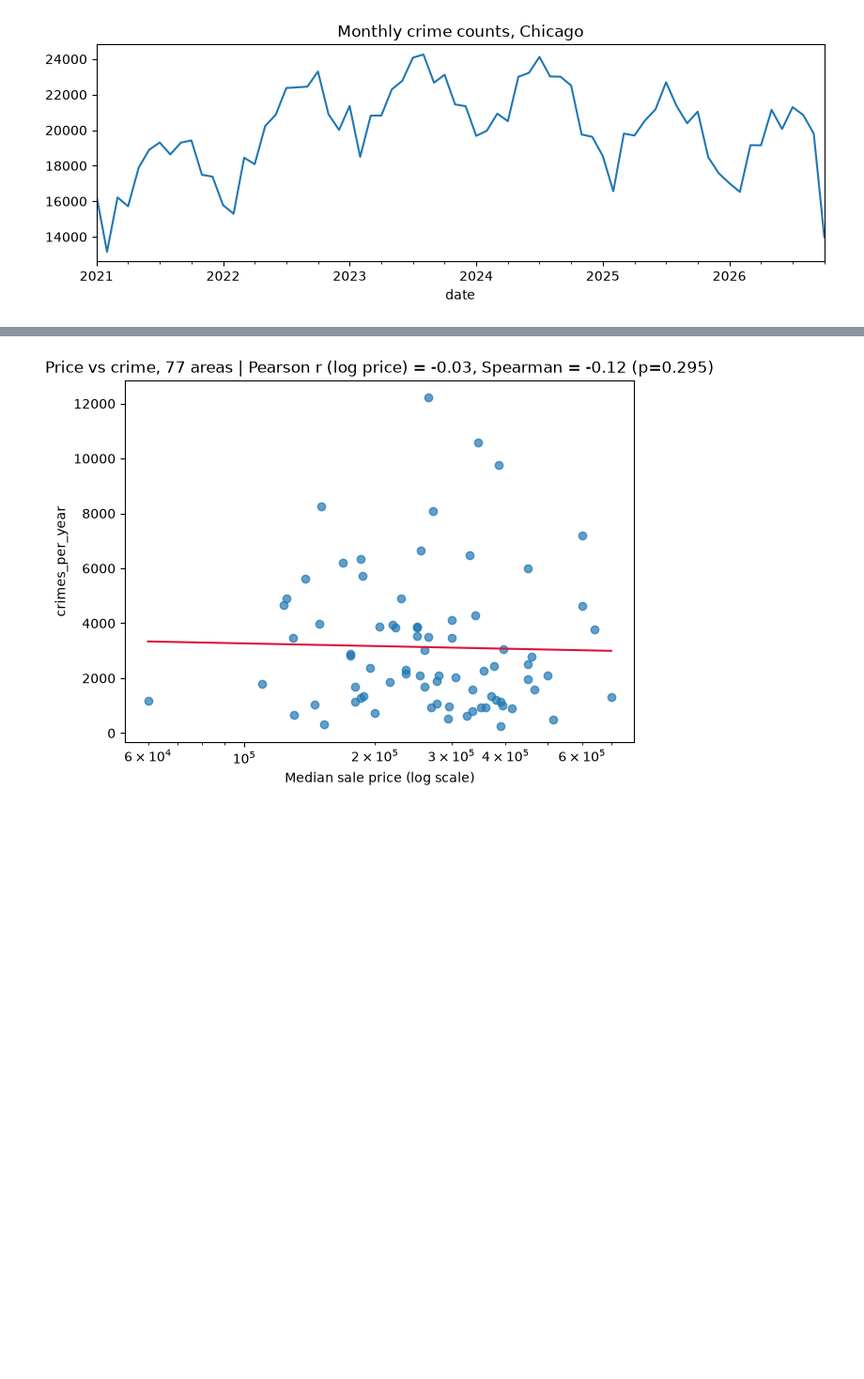
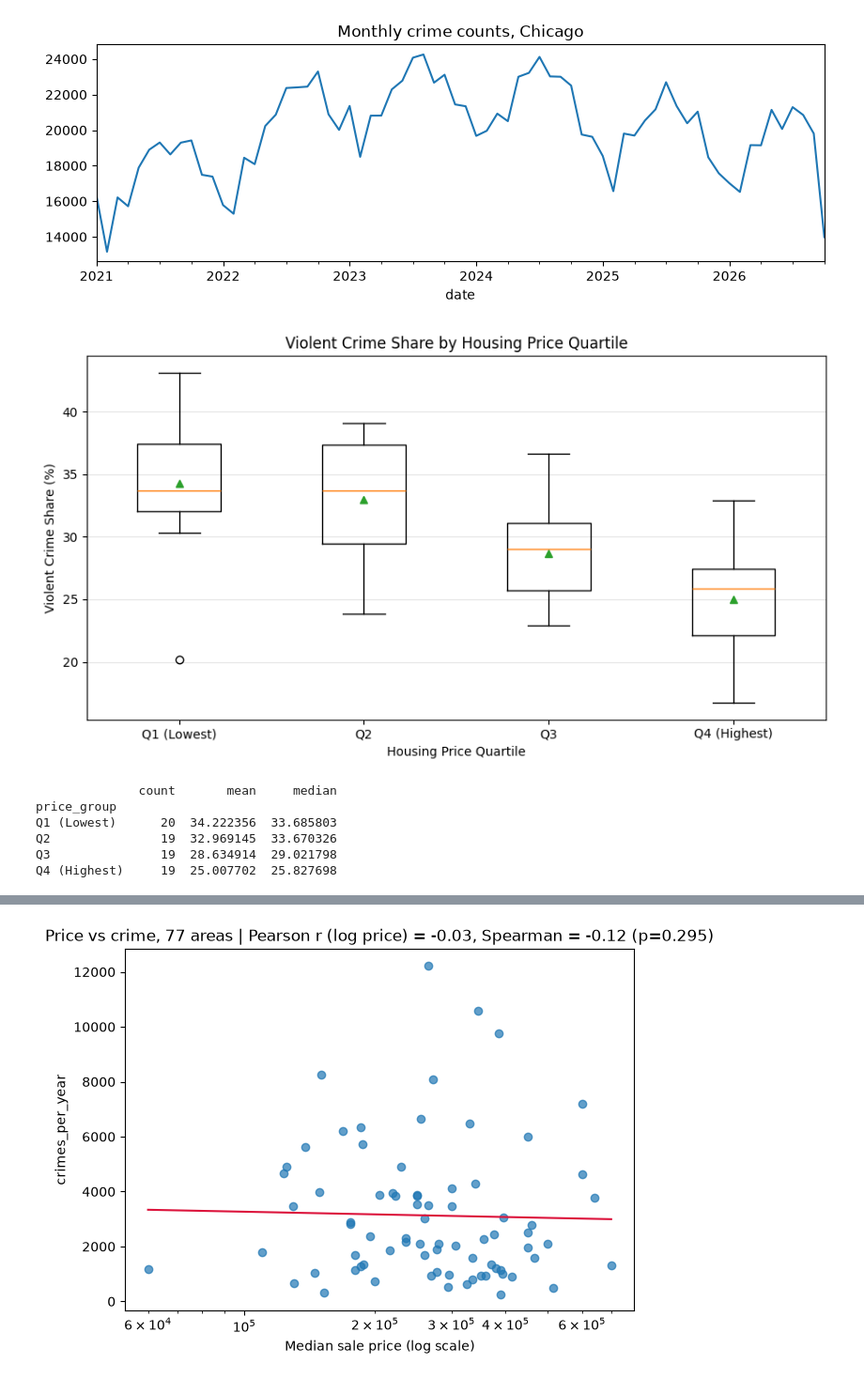
Before and after one commit to VeritasiumS/Housing_Crime, a Jupyter notebook: ProgressReport.ipynb, the cells around one changed output, grey strips where cells are left out. Shown at 94% size. Cells and saved outputs as stored; diff of their text form; code cells hidden in the pictures; blank space fills up the shorter version.

```diff
--- a/ProgressReport.ipynb
+++ b/ProgressReport.ipynb
@@ -266,3 +270,45 @@ plt.show()
 [figure]
 Sales per area: min 122 | median 1487.0
 [figure]
+# %%
+# Additional EDA: Violent crime share by housing price quartile
+import pandas as pd
+import matplotlib.pyplot as plt
+
+eda = pd.read_csv("community_area_table.csv")
+eda = eda.dropna(subset=["median_price", "violent_share"]).copy()
+
+labels = ["Q1 (Lowest)", "Q2", "Q3", "Q4 (Highest)"]
+
+eda["price_group"] = pd.qcut(
+    eda["median_price"], q=4, labels=labels)
+groups = [
+    eda.loc[eda["price_group"] == group, "violent_share"] * 100
+    for group in labels
+]
+
+fig, ax = plt.subplots(figsize=(9, 5))
+
+ax.boxplot(groups, showmeans=True)
+ax.set_xticks(range(1, 5), labels)
+ax.set_xlabel("Housing Price Quartile")
+ax.set_ylabel("Violent Crime Share (%)")
+ax.set_title("Violent Crime Share by Housing Price Quartile")
+ax.grid(axis="y", alpha=0.3)
+
+plt.tight_layout()
+plt.show()
+
+summary = eda.groupby("price_group", observed=True)["violent_share"].agg(
+    ["count", "mean", "median"] )
+summary[["mean", "median"]] *= 100
+
+print(summary)
+# %% [output]
+[figure, added]
+              count       mean     median
+price_group
+Q1 (Lowest)      20  34.222356  33.685803
+Q2               19  32.969145  33.670326
+Q3               19  28.634914  29.021798
+Q4 (Highest)     19  25.007702  25.827698
```
Also changed, not shown: parts of 5 cells of this notebook.
